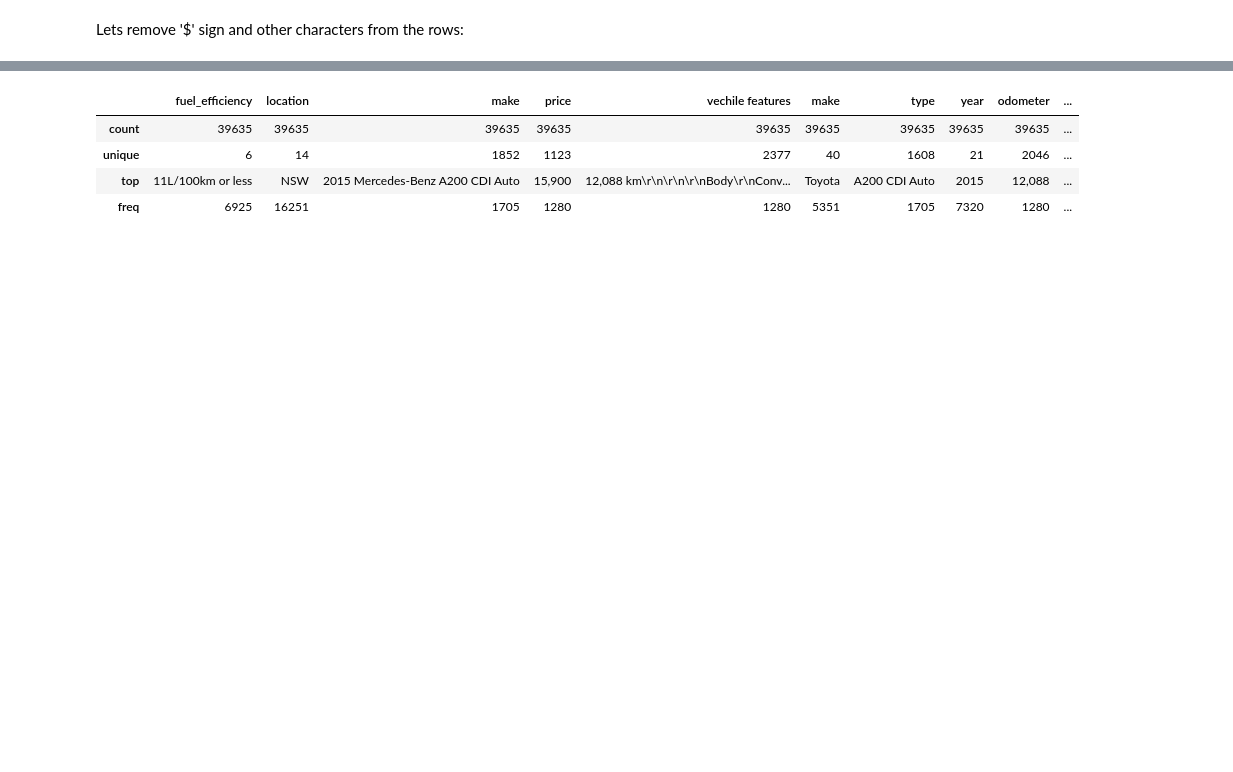
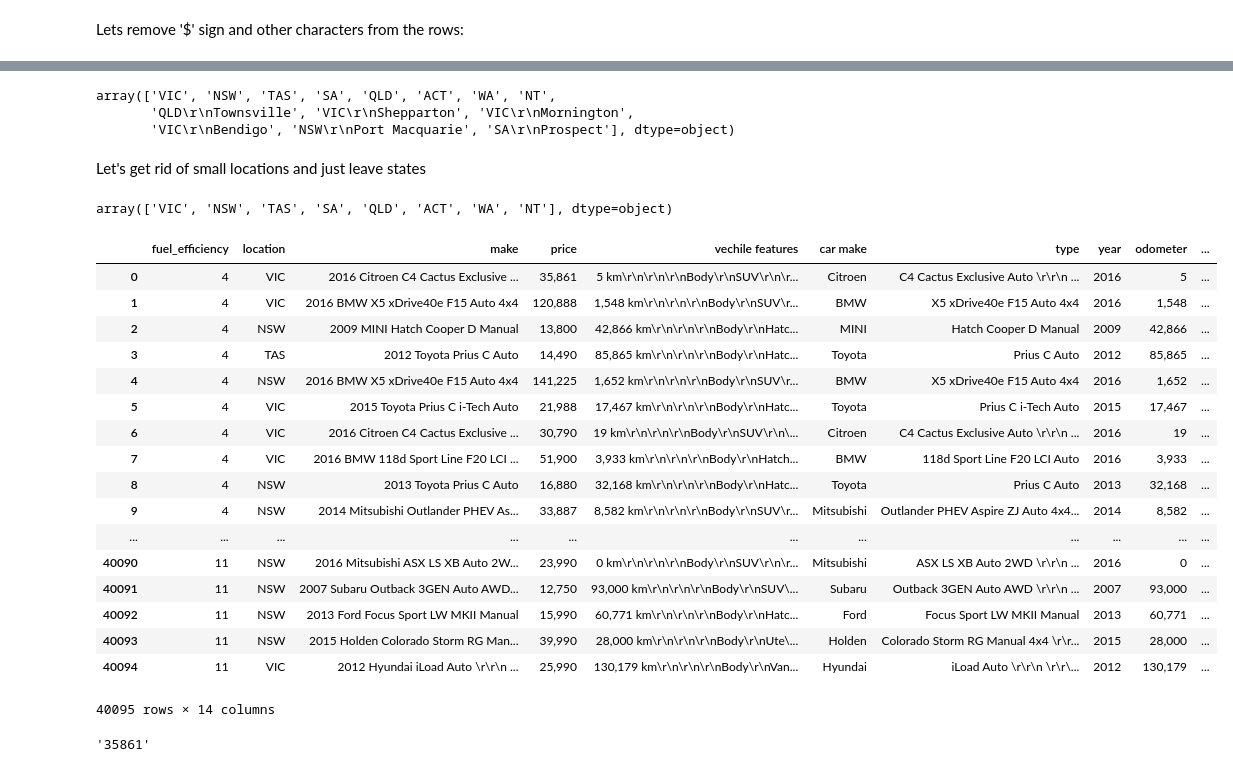
Before and after one commit to epkuznetsova/capstone_project_carsales, a Jupyter notebook: carsales.ipynb, the cells around one changed output, grey strips where cells are left out. Drawn from its saved outputs; the diff is of its cells as text; code cells hidden in the pictures; blank space fills up the shorter version.

Commit message:
final dataFrame created

```diff
--- a/carsales.ipynb
+++ b/carsales.ipynb
@@ -106,9 +185,15 @@ result
 Lets remove '$' sign and other characters from the rows:
 # %%
 result['location'] = result['location'].map(lambda x: x.lstrip('|\n'))
+result['location'] = result['location'].map(lambda x: x.lstrip('\r\n'))
 result['price'] = result['price'].map(lambda x: x.lstrip('$').rstrip('*'))
 result['vechile features'] = result['vechile features'].map(lambda x: x.lstrip('Odometer\r\n'))
-result['location'] = result['location'].map(lambda x: x.lstrip('\r\n'))
-result
+result['fuel_efficiency'].replace("11L/100km or less", "11", inplace=True)
+result['fuel_efficiency'].replace("4L/100km or less", "4", inplace=True)
+result['fuel_efficiency'].replace("5L/100km or less", "5", inplace=True)
+result['fuel_efficiency'].replace('9L/100km or less', "9", inplace=True)
+result['fuel_efficiency'].replace('7L/100km or less', "7", inplace=True)
+result['fuel_efficiency'] = pd.to_numeric(result['fuel_efficiency'])
+result[result.fuel_efficiency == 4]
 # %% [output]
 |  | fuel_efficiency | location | make | price | vechile features |
@@ -132,9 +217,9 @@ result
 # %%
 year = pd.DataFrame(result.make.str.split(' ',1).tolist(),
-                  columns = ['year','make'])
+                  columns = ['year','car make'])
 
-make = pd.DataFrame(year.make.str.split(' ',1).tolist(),
-                  columns = ['make','type'])
+make = pd.DataFrame(year['car make'].str.split(' ',1).tolist(),
+                  columns = ['car make','type'])
 #make
 # %%
 #cleaning vechile features column
@@ -163,5 +248,4 @@ capacity = pd.DataFrame(engine.capacity.str.split(' ',1).tolist(),
 capacity['capacity'] = capacity['capacity'].map(lambda x: x.rstrip('L'))
 #capacity
 # %%
-cars_data = pd.concat([result, make.make, make['type'], year.year, odometer.odometer, body.body, transmission.transmission, engine['Number of cylinders'],capacity.capacity, capacity['fuel type'] ], axis=1)
-cars_data
+cars_data = pd.concat([result, make['car make'], make['type'], year.year, odometer.odometer, body.body, transmission.transmission, engine['Number of cylinders'],capacity.capacity, capacity['fuel type'] ], axis=1)
@@ -186,0 +271,18 @@ cars_data
+# %%
+cars_data['location'].unique()
+# %% [output]
+array(['VIC', 'NSW', 'TAS', 'SA', 'QLD', 'ACT', 'WA', 'NT',
+       'QLD\r\nTownsville', 'VIC\r\nShepparton', 'VIC\r\nMornington',
+       'VIC\r\nBendigo', 'NSW\r\nPort Macquarie', 'SA\r\nProspect'], dtype=object)
+# %% [markdown]
+Let's get rid of small locations and just leave states
+# %%
+cars_data.replace('QLD\r\nTownsville','QLD',inplace=True)
+cars_data.replace('VIC\r\nShepparton','VIC',inplace=True)
+cars_data.replace('VIC\r\nMornington','VIC',inplace=True)
+cars_data.replace('VIC\r\nBendigo','VIC',inplace=True)
+cars_data.replace('SA\r\nProspect','SA',inplace=True)
+cars_data.replace('NSW\r\nPort Macquarie','NSW',inplace=True)
+cars_data.location.unique()
+# %% [output]
+array(['VIC', 'NSW', 'TAS', 'SA', 'QLD', 'ACT', 'WA', 'NT'], dtype=object)
@@ -187,8 +291,21 @@ cars_data
 # %%
-cars_data.describe()
+cars_data
 # %% [output]
-|  | fuel_efficiency | location | make | price | vechile features | make | type | year | odometer | ... |
-| count | 39635 | 39635 | 39635 | 39635 | 39635 | 39635 | 39635 | 39635 | 39635 | ... |
-| unique | 6 | 14 | 1852 | 1123 | 2377 | 40 | 1608 | 21 | 2046 | ... |
-| top | 11L/100km or less | NSW | 2015 Mercedes-Benz A200 CDI Auto | 15,900 | 12,088 km\r\n\r\n\r\nBody\r\nConv... | Toyota | A200 CDI Auto | 2015 | 12,088 | ... |
-| freq | 6925 | 16251 | 1705 | 1280 | 1280 | 5351 | 1705 | 7320 | 1280 | ... |
+|  | fuel_efficiency | location | make | price | vechile features | car make | type | year | odometer | ... |
+| 0 | 4 | VIC | 2016 Citroen C4 Cactus Exclusive ... | 35,861 | 5 km\r\n\r\n\r\nBody\r\nSUV\r\n\r... | Citroen | C4 Cactus Exclusive Auto \r\r\n ... | 2016 | 5 | ... |
+| 1 | 4 | VIC | 2016 BMW X5 xDrive40e F15 Auto 4x4 | 120,888 | 1,548 km\r\n\r\n\r\nBody\r\nSUV\r... | BMW | X5 xDrive40e F15 Auto 4x4 | 2016 | 1,548 | ... |
+| 2 | 4 | NSW | 2009 MINI Hatch Cooper D Manual | 13,800 | 42,866 km\r\n\r\n\r\nBody\r\nHatc... | MINI | Hatch Cooper D Manual | 2009 | 42,866 | ... |
+| 3 | 4 | TAS | 2012 Toyota Prius C Auto | 14,490 | 85,865 km\r\n\r\n\r\nBody\r\nHatc... | Toyota | Prius C Auto | 2012 | 85,865 | ... |
+| 4 | 4 | NSW | 2016 BMW X5 xDrive40e F15 Auto 4x4 | 141,225 | 1,652 km\r\n\r\n\r\nBody\r\nSUV\r... | BMW | X5 xDrive40e F15 Auto 4x4 | 2016 | 1,652 | ... |
+| 5 | 4 | VIC | 2015 Toyota Prius C i-Tech Auto | 21,988 | 17,467 km\r\n\r\n\r\nBody\r\nHatc... | Toyota | Prius C i-Tech Auto | 2015 | 17,467 | ... |
+| 6 | 4 | VIC | 2016 Citroen C4 Cactus Exclusive ... | 30,790 | 19 km\r\n\r\n\r\nBody\r\nSUV\r\n\... | Citroen | C4 Cactus Exclusive Auto \r\r\n ... | 2016 | 19 | ... |
+| 7 | 4 | VIC | 2016 BMW 118d Sport Line F20 LCI ... | 51,900 | 3,933 km\r\n\r\n\r\nBody\r\nHatch... | BMW | 118d Sport Line F20 LCI Auto | 2016 | 3,933 | ... |
+| 8 | 4 | NSW | 2013 Toyota Prius C Auto | 16,880 | 32,168 km\r\n\r\n\r\nBody\r\nHatc... | Toyota | Prius C Auto | 2013 | 32,168 | ... |
+| 9 | 4 | NSW | 2014 Mitsubishi Outlander PHEV As... | 33,887 | 8,582 km\r\n\r\n\r\nBody\r\nSUV\r... | Mitsubishi | Outlander PHEV Aspire ZJ Auto 4x4... | 2014 | 8,582 | ... |
+| ... | ... | ... | ... | ... | ... | ... | ... | ... | ... | ... |
+| 40090 | 11 | NSW | 2016 Mitsubishi ASX LS XB Auto 2W... | 23,990 | 0 km\r\n\r\n\r\nBody\r\nSUV\r\n\r... | Mitsubishi | ASX LS XB Auto 2WD \r\r\n ... | 2016 | 0 | ... |
+| 40091 | 11 | NSW | 2007 Subaru Outback 3GEN Auto AWD... | 12,750 | 93,000 km\r\n\r\n\r\nBody\r\nSUV\... | Subaru | Outback 3GEN Auto AWD \r\r\n ... | 2007 | 93,000 | ... |
+| 40092 | 11 | NSW | 2013 Ford Focus Sport LW MKII Manual | 15,990 | 60,771 km\r\n\r\n\r\nBody\r\nHatc... | Ford | Focus Sport LW MKII Manual | 2013 | 60,771 | ... |
+| 40093 | 11 | NSW | 2015 Holden Colorado Storm RG Man... | 39,990 | 28,000 km\r\n\r\n\r\nBody\r\nUte\... | Holden | Colorado Storm RG Manual 4x4 \r\r... | 2015 | 28,000 | ... |
+| 40094 | 11 | VIC | 2012 Hyundai iLoad Auto \r\r\n ... | 25,990 | 130,179 km\r\n\r\n\r\nBody\r\nVan... | Hyundai | iLoad Auto \r\r\n \r\r\... | 2012 | 130,179 | ... |
+40095 rows × 14 columns
@@ -198,0 +312,4 @@ cars_data.describe()
+# %%
+cars_data.price[0].replace(',','')
+# %% [output]
+'35861'
```
Also changed, not shown: parts of 34 cells of this notebook.
